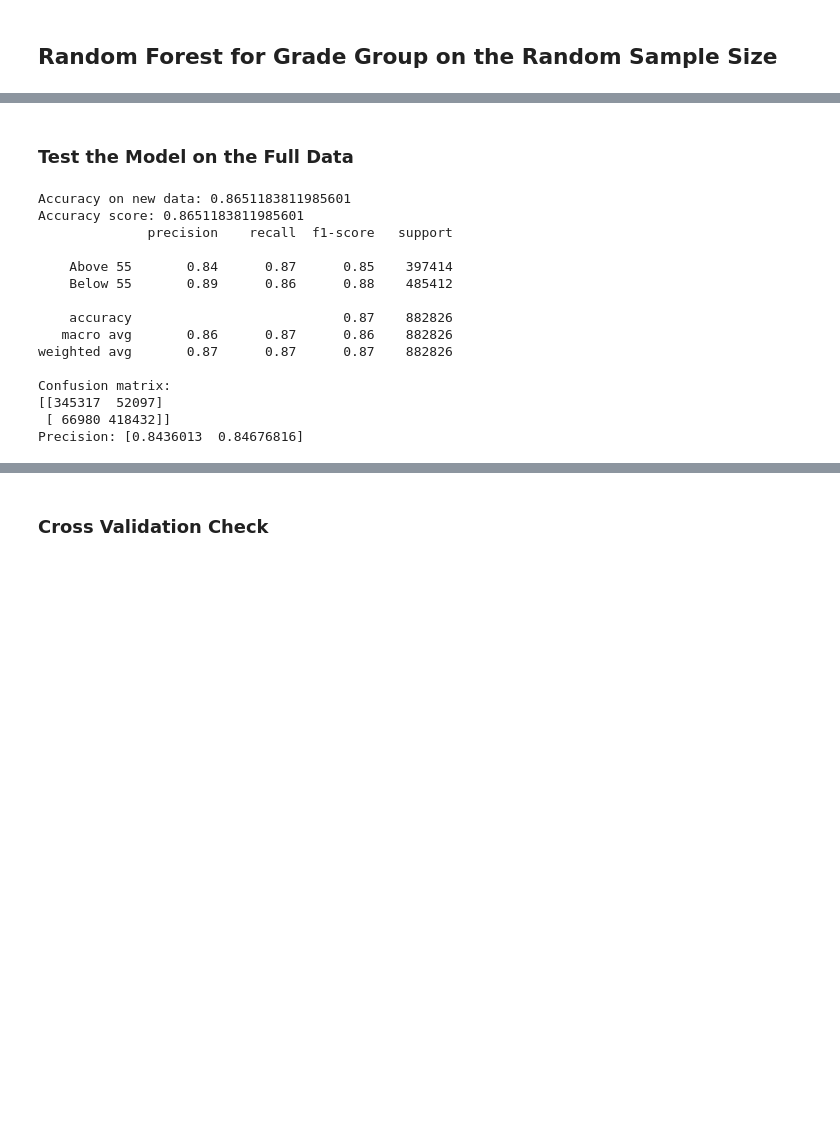
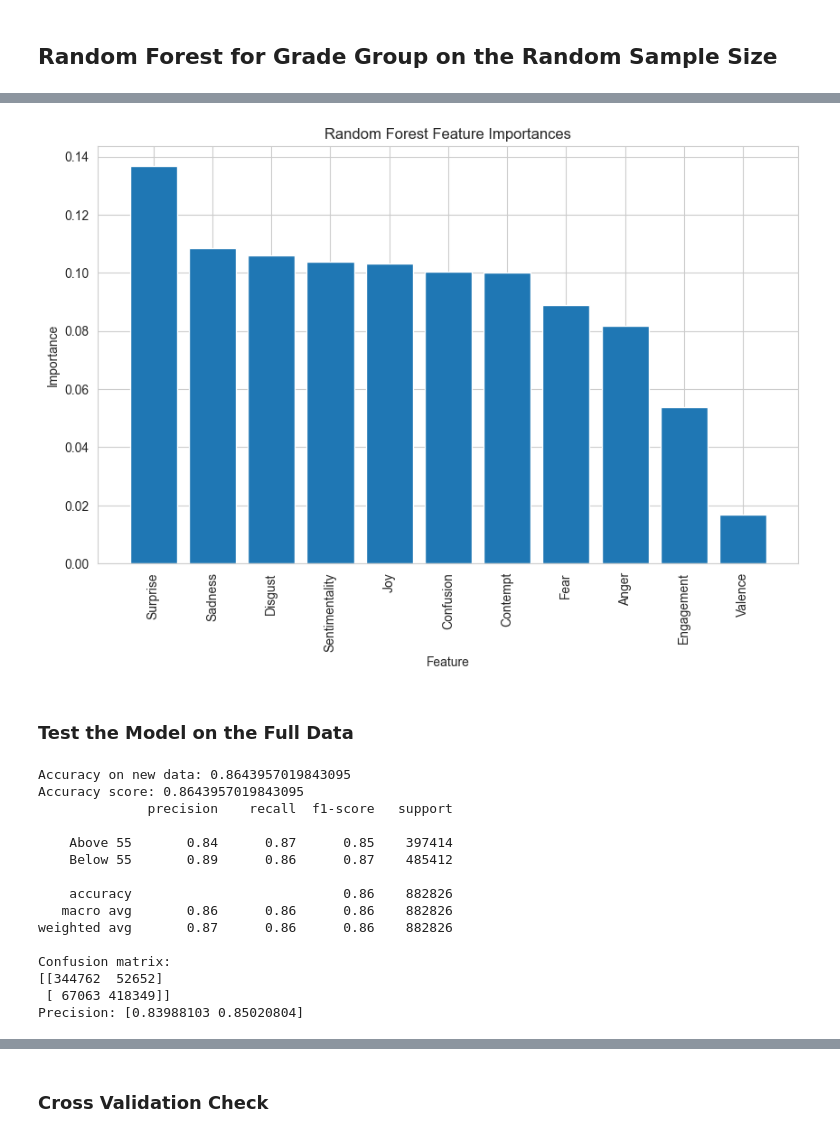
Before and after one commit to litalshl/classifiers, a Jupyter notebook: grade groups model/all_respondents_with_grades.ipynb, the cells around one changed output, grey strips where cells are left out. Cells and saved outputs as stored; diff of their text form; code cells hidden in the pictures; blank space fills up the shorter version.

Commit message:
Add feture importance graph

```diff
--- a/grade groups model/all_respondents_with_grades.ipynb
+++ b/grade groups model/all_respondents_with_grades.ipynb
@@ -593,3 +593,25 @@ Precision: [0.8436013  0.84676816]
+# %%
+# Get the feature importances
+importances = clf.feature_importances_
+features = X.columns
+
+# Sort the importances in descending order
+sorted_importances = sorted(zip(importances, features), reverse=True)
+
+# Extract the sorted feature importances and feature names
+sorted_feature_importances = [x[0] for x in sorted_importances]
+sorted_feature_names = [x[1] for x in sorted_importances]
+
+# Plot the feature importances
+plt.figure(figsize=(10, 6))
+sns.barplot(x=sorted_feature_names, y=sorted_feature_importances)
+plt.xticks(rotation=90)
+plt.xlabel('Feature')
+plt.ylabel('Importance')
+plt.title('Random Forest Feature Importances')
+plt.show()
+# %% [output]
+[figure, added]
 # %% [markdown]
 <h3>Test the Model on the Full Data</h3>
 # %%
@@ -601,6 +623,10 @@ from sklearn.metrics import confusion_matrix, precision_score
 # Load the saved model from the pickle file
 with open(f'random_forest_classifier_{now}.pkl', 'rb') as f:
     model = pickle.load(f)
+
+# Exclude the data the model was trained on
+facial_expression_data_new = facial_expressions_data.drop(sampled_data.index, axis=0)
+
 
 # Extract the features from the full data
 features = facial_expressions_data[selected_columns]
@@ -636,21 +662,21 @@ fpr = fp / (fp + tn)
 precision = precision_score(y_test, y_pred, average=None)
 print("Precision:", precision)
 # %% [output]
-Accuracy on new data: 0.8651183811985601
-Accuracy score: 0.8651183811985601
+Accuracy on new data: 0.8643957019843095
+Accuracy score: 0.8643957019843095
               precision    recall  f1-score   support
 
     Above 55       0.84      0.87      0.85    397414
-    Below 55       0.89      0.86      0.88    485412
+    Below 55       0.89      0.86      0.87    485412
 
-    accuracy                           0.87    882826
-   macro avg       0.86      0.87      0.86    882826
-weighted avg       0.87      0.87      0.87    882826
+    accuracy                           0.86    882826
+   macro avg       0.86      0.86      0.86    882826
+weighted avg       0.87      0.86      0.86    882826
 
 Confusion matrix:
-[[345317  52097]
- [ 66980 418432]]
-Precision: [0.8436013  0.84676816]
+[[344762  52652]
+ [ 67063 418349]]
+Precision: [0.83988103 0.85020804]
 # %%
 print('FPR: ', fpr)
 print('TPR: ', tpr)
```
Also changed, not shown: parts of 8 cells of this notebook.
